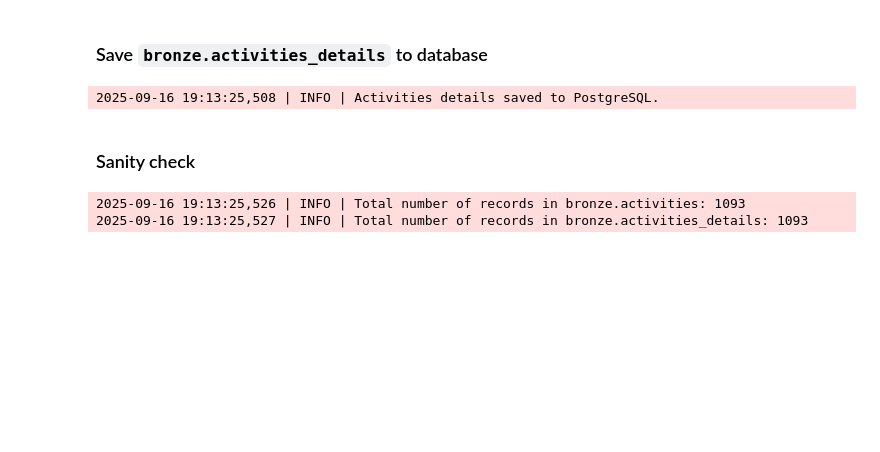
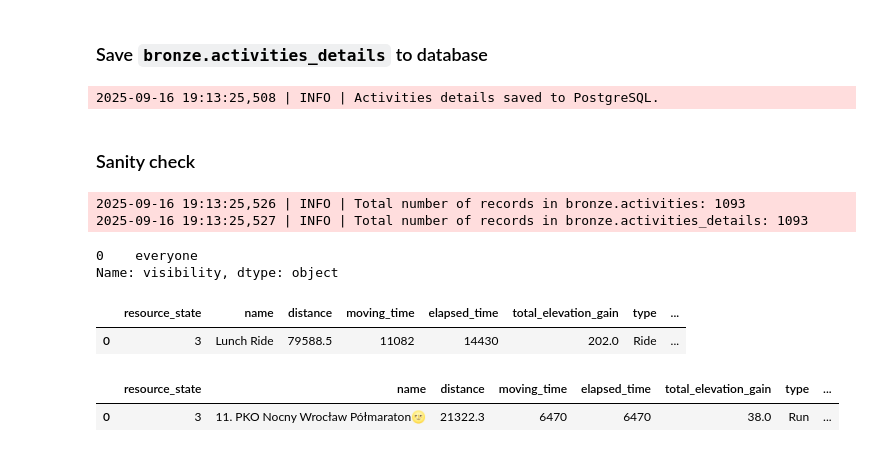
Before and after one commit to lowickib/Strava-Analytics, a Jupyter notebook: 1_API_and_Bronze_Layer.ipynb, the cells around one changed output. Saved outputs shown, nothing was run; the diff lists cells and outputs as text; code cells hidden in the pictures; blank space fills up the shorter version.

```diff
--- a/1_API_and_Bronze_Layer.ipynb
+++ b/1_API_and_Bronze_Layer.ipynb
@@ -676,3 +676,20 @@ logging.info(f"Total number of records in {TARGET_B_SCHEMA}.{DETAILS_B_TABLE}: {
 # %% [output]
 2025-09-16 19:13:25,526 | INFO | Total number of records in bronze.activities: 1093
 2025-09-16 19:13:25,527 | INFO | Total number of records in bronze.activities_details: 1093
+# %%
+session = requests.Session()
+session.headers.update({"Authorization": f"Bearer {access_token}"})
+resp = fetch_activity_details(15729456618)
+# %%
+df = pd.json_normalize(resp)
+# %%
+df['visibility']
+# %% [output]
+0    everyone
+Name: visibility, dtype: object
+# %%
+pd.set_option('display.max_columns', None)
+df
+# %% [output]
+|  | resource_state | name | distance | moving_time | elapsed_time | total_elevation_gain | type | ... |
+| 0 | 3 | Lunch Ride | 79588.5 | 11082 | 14430 | 202.0 | Ride | ... |
@@ -678,0 +701,5 @@ logging.info(f"Total number of records in {TARGET_B_SCHEMA}.{DETAILS_B_TABLE}: {
+# %%
+df2
+# %% [output]
+|  | resource_state | name | distance | moving_time | elapsed_time | total_elevation_gain | type | ... |
+| 0 | 3 | 11. PKO Nocny Wrocław Półmaraton🌝 | 21322.3 | 6470 | 6470 | 38.0 | Run | ... |
```
Also changed, not shown: parts of 1 cell of this notebook, 2 other files.
